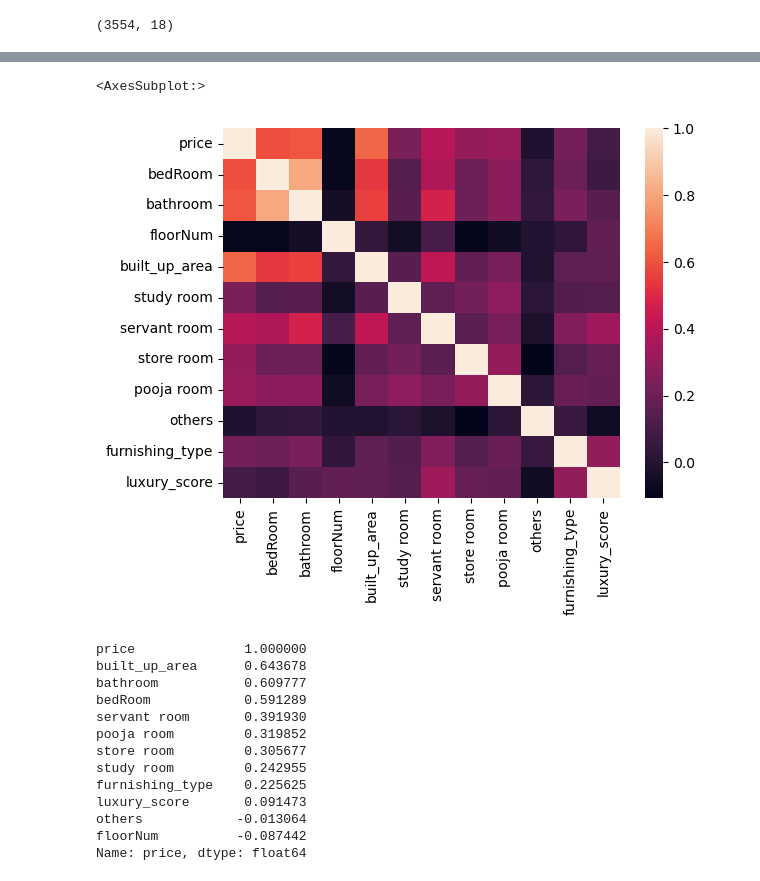
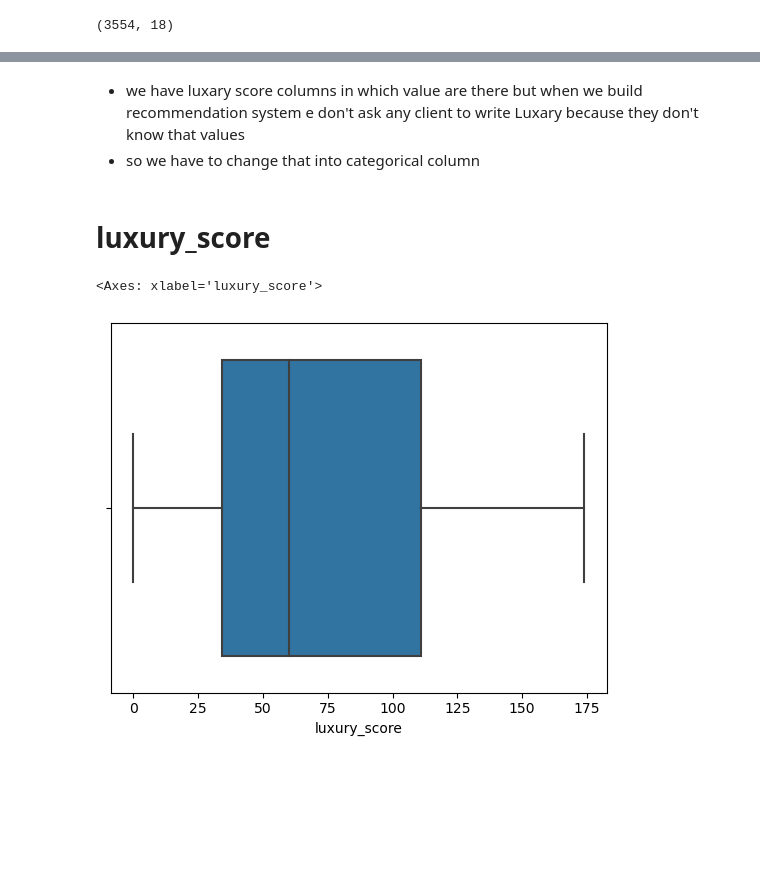
Before and after one commit to Dishantkharkar/HomeFindr_project, a Jupyter notebook: Gurugram/feature-selection/feature-selection.ipynb, the cells around one changed output, grey strips where cells are left out. Cells and saved outputs as stored; diff of their text form; code cells hidden in the pictures; blank space fills up the shorter version.

```diff
--- a/Gurugram/feature-selection/feature-selection.ipynb
+++ b/Gurugram/feature-selection/feature-selection.ipynb
@@ -29,24 +29,3 @@ train_df.head()
 | 2 | flat | sohna road | 0.32 | 2.0 | 2.0 | 1 | 17.0 | New Property | 1000.0 | ... |
 | 3 | flat | sector 92 | 1.60 | 3.0 | 4.0 | 3+ | 10.0 | Relatively New | 1615.0 | ... |
 | 4 | flat | sector 102 | 0.48 | 2.0 | 2.0 | 1 | 5.0 | Relatively New | 582.0 | ... |
-# %%
-sns.heatmap(train_df.corr())
-# %% [output]
-<AxesSubplot:>
-[figure, removed]
-# %%
-train_df.corr()['price'].sort_values(ascending=False)
-# %% [output]
-price              1.000000
-built_up_area      0.643678
-bathroom           0.609777
-bedRoom            0.591289
-servant room       0.391930
-pooja room         0.319852
-store room         0.305677
-study room         0.242955
-furnishing_type    0.225625
-luxury_score       0.091473
-others            -0.013064
-floorNum          -0.087442
-Name: price, dtype: float64
@@ -55,0 +32,11 @@ Name: price, dtype: float64
+# %% [markdown]
+* we have luxary score columns in which value are there but when we build recommendation system e don't ask any client to write Luxary because they don't know that values
+* so we have to change that into categorical column
+# %% [markdown]
+# luxury_score
+# %%
+# box plot
+sns.boxplot(x=df['luxury_score'])
+# %% [output]
+<Axes: xlabel='luxury_score'>
+[figure, added]
```
Also changed, not shown: parts of 39 cells of this notebook.
